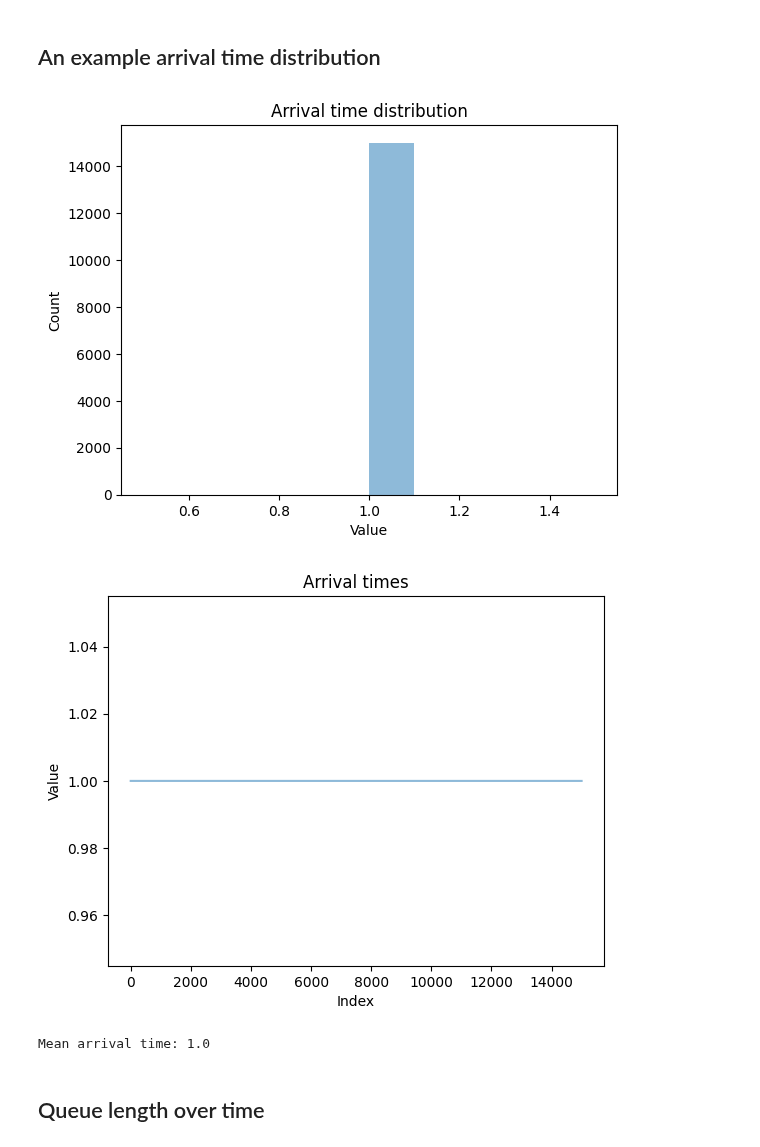
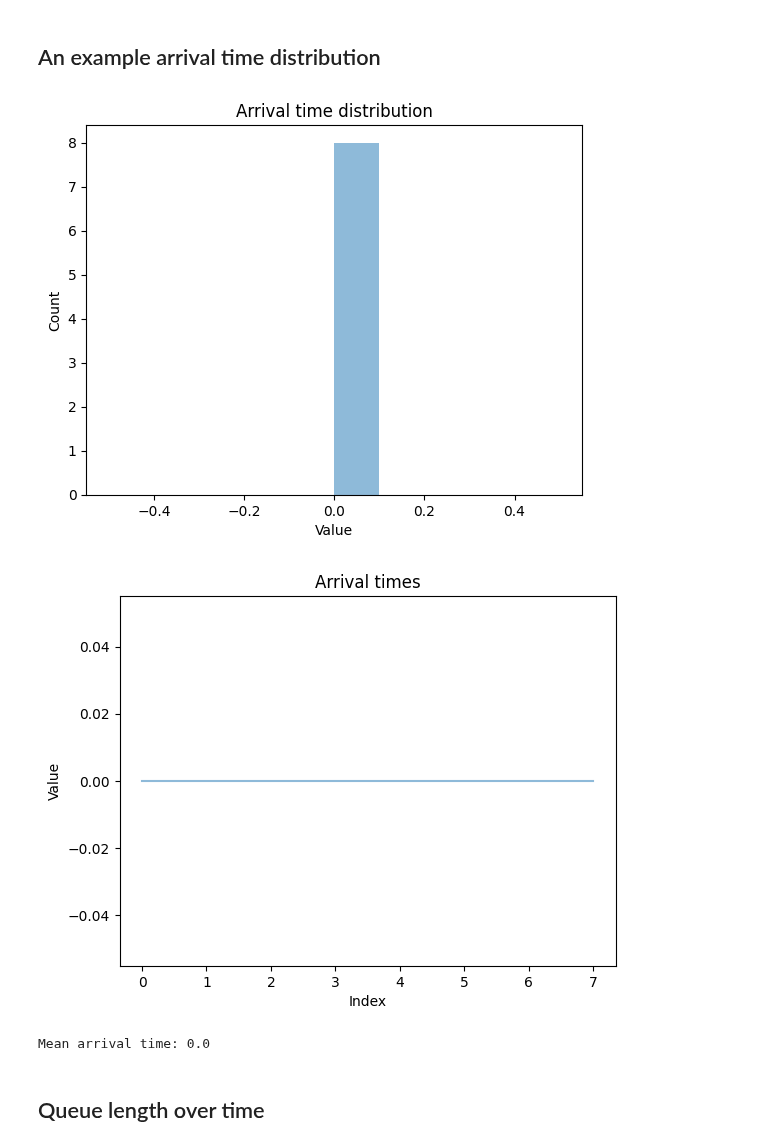
Before and after one commit to gitaroktato/queue-model-in-python, a Jupyter notebook: bursty-traffic.ipynb, the cells around one changed output. Drawn from its saved outputs; the diff is of its cells as text; code cells hidden in the pictures.

```diff
--- a/bursty-traffic.ipynb
+++ b/bursty-traffic.ipynb
@@ -12,25 +12,25 @@ EXECUTION_RATE = 100
 # %% [markdown]
 ## An example arrival time distribution
 # %%
-inter_arrival_time = np.full(shape=SAMPLE_SIZE, dtype=int, fill_value=ARRIVAL_RATE)
+inter_arrival_time = np.zeros(shape=8, dtype=int)
 
 plt.title("Arrival time distribution")
 plt.xlabel("Value")
 plt.ylabel("Count")
 plt.hist(inter_arrival_time, alpha=0.5)
 plt.show()
 
 plt.title("Arrival times")
 plt.xlabel("Index")
 plt.ylabel("Value")
 plt.plot(inter_arrival_time, alpha=0.5)
 plt.show()
 
 print(f'Mean arrival time: {inter_arrival_time.mean()}')
 # %% [output]
-[figure, old version]
+[figure, new version]
-[figure, old version]
+[figure, new version]
-Mean arrival time: 1.0
+Mean arrival time: 0.0
 # %% [markdown]
 ## Queue length over time
 # %%
```
Also changed, not shown: parts of 5 cells of this notebook, 4 other files.
